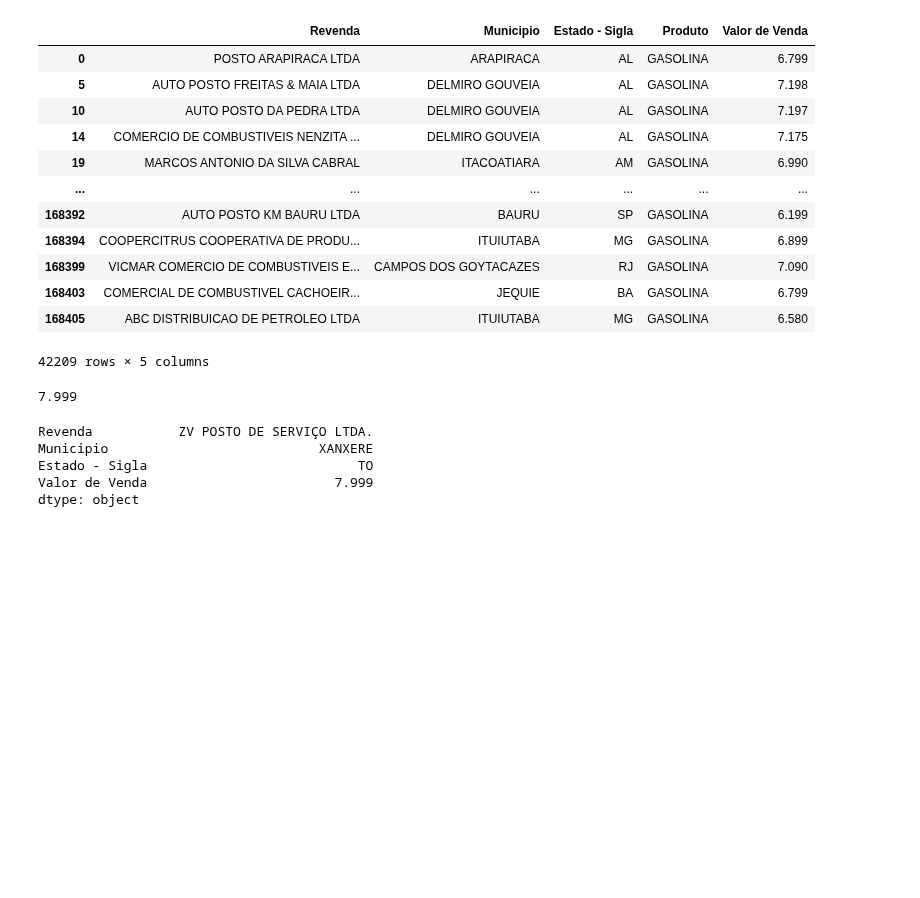
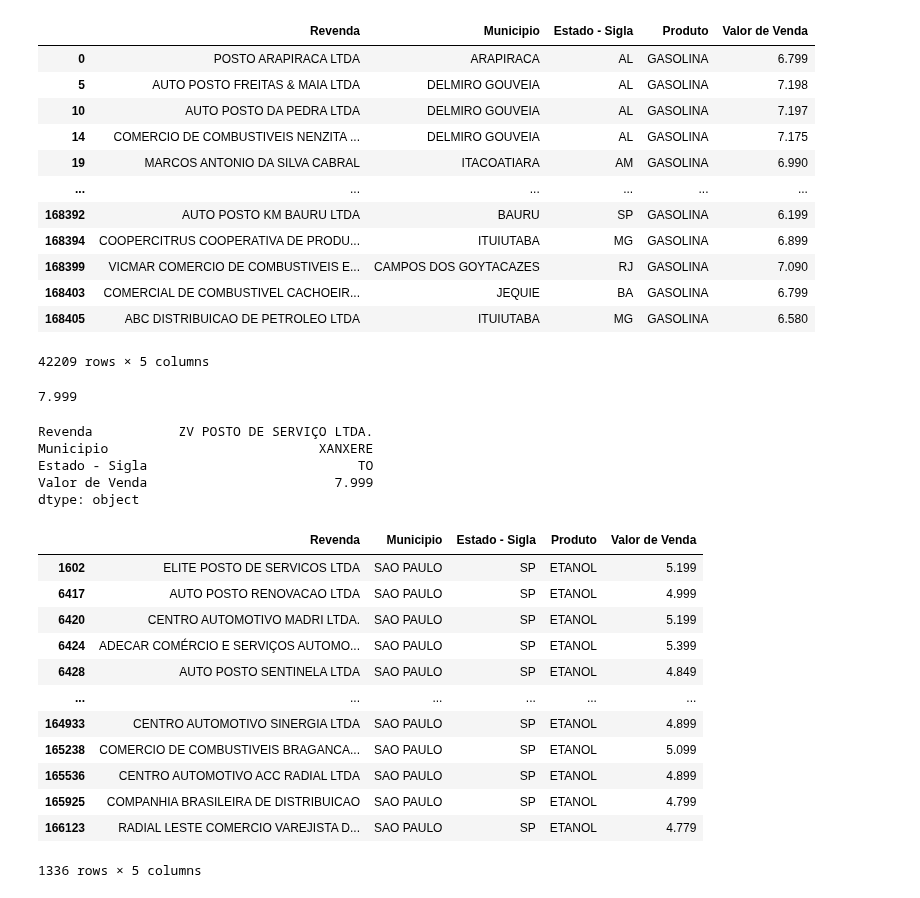
Before and after one commit to VictorGFL/Curso-de-Extensao-python-pandas, a Jupyter notebook: Primeiro_exemplo_em_Pandas.ipynb, the cells around one changed output. Cells and saved outputs as stored; diff of their text form; code cells hidden in the pictures; blank space fills up the shorter version.

```diff
--- a/Primeiro_exemplo_em_Pandas.ipynb
+++ b/Primeiro_exemplo_em_Pandas.ipynb
@@ -217,16 +217,36 @@ display(gas_df)
 | 168403 | COMERCIAL DE COMBUSTIVEL CACHOEIR... | JEQUIE | BA | GASOLINA | 6.799 |
 | 168405 | ABC DISTRIBUICAO DE PETROLEO LTDA | ITUIUTABA | MG | GASOLINA | 6.580 |
 42209 rows × 5 columns
+# %%
+#Descobrir o preço da gasolina mais cara
+display(gas_df['Valor de Venda'].max())
+# %% [output]
+7.999
 # %%
-#Descobrir o preço da gasolina mais cara
-display(gas_df['Valor de Venda'].max())
-
 #Exibir o posto e o munícipio da gasolina mais cara
 display(gas_df[['Revenda','Municipio','Estado - Sigla', 'Valor de Venda']].max())
 # %% [output]
-7.999
+Revenda           ZV POSTO DE SERVIÇO LTDA.
+Municipio                           XANXERE
+Estado - Sigla                           TO
+Valor de Venda                        7.999
+dtype: object
-Revenda           ZV POSTO DE SERVIÇO LTDA.
-Municipio                           XANXERE
-Estado - Sigla                           TO
-Valor de Venda                        7.999
-dtype: object
+# %%
+#DataFrame.loc[] com múltiplas  condições para filtro
+#Quais os postos e preços que vendem ETANOL mais próximo da minha cidade
+Etanol_SP_df = ca_df.loc[(ca_df['Produto'] == 'ETANOL') & (ca_df['Municipio'] == 'SAO PAULO')]
+display(Etanol_SP_df)
+# %% [output]
+|  | Revenda | Municipio | Estado - Sigla | Produto | Valor de Venda |
+| 1602 | ELITE POSTO DE SERVICOS LTDA | SAO PAULO | SP | ETANOL | 5.199 |
+| 6417 | AUTO POSTO RENOVACAO LTDA | SAO PAULO | SP | ETANOL | 4.999 |
+| 6420 | CENTRO AUTOMOTIVO MADRI LTDA. | SAO PAULO | SP | ETANOL | 5.199 |
+| 6424 | ADECAR COMÉRCIO E SERVIÇOS AUTOMO... | SAO PAULO | SP | ETANOL | 5.399 |
+| 6428 | AUTO POSTO SENTINELA LTDA | SAO PAULO | SP | ETANOL | 4.849 |
+| ... | ... | ... | ... | ... | ... |
+| 164933 | CENTRO AUTOMOTIVO SINERGIA LTDA | SAO PAULO | SP | ETANOL | 4.899 |
+| 165238 | COMERCIO DE COMBUSTIVEIS BRAGANCA... | SAO PAULO | SP | ETANOL | 5.099 |
+| 165536 | CENTRO AUTOMOTIVO ACC RADIAL LTDA | SAO PAULO | SP | ETANOL | 4.899 |
+| 165925 | COMPANHIA BRASILEIRA DE DISTRIBUICAO | SAO PAULO | SP | ETANOL | 4.799 |
+| 166123 | RADIAL LESTE COMERCIO VAREJISTA D... | SAO PAULO | SP | ETANOL | 4.779 |
+1336 rows × 5 columns
```
Also changed, not shown: parts of 3 cells of this notebook.
